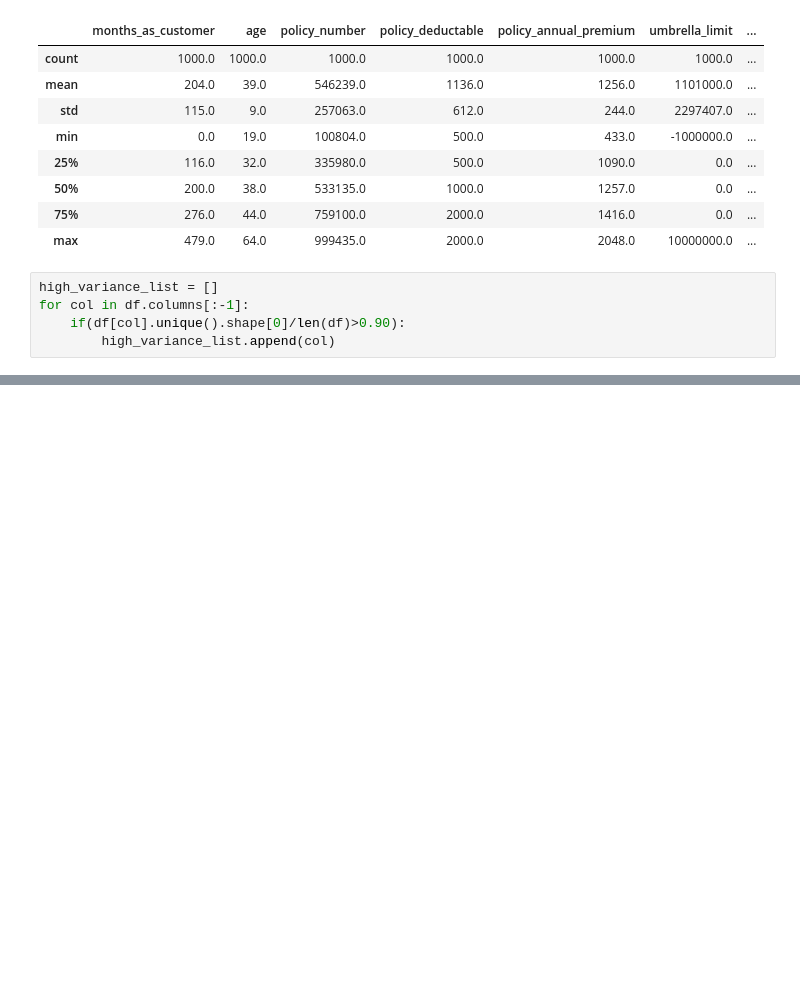
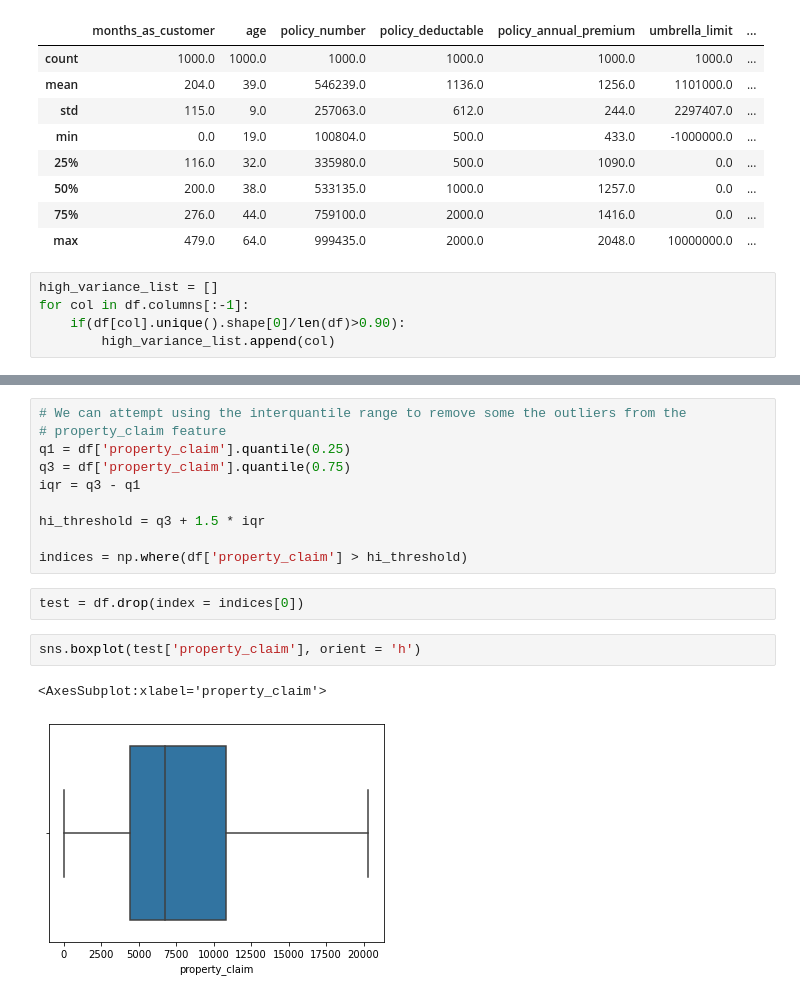
Before and after one commit to zobekenobe/DT-Evaluation-Project, a Jupyter notebook: Project 10.ipynb, the cells around one changed output, grey strips where cells are left out. Cells and saved outputs as stored; diff of their text form; blank space fills up the shorter version.

```diff
--- a/Project 10.ipynb
+++ b/Project 10.ipynb
@@ -106,0 +175,17 @@ for col in high_variance_list:
+# %%
+# We can attempt using the interquantile range to remove some the outliers from the
+# property_claim feature
+q1 = df['property_claim'].quantile(0.25)
+q3 = df['property_claim'].quantile(0.75)
+iqr = q3 - q1
+
+hi_threshold = q3 + 1.5 * iqr
+
+indices = np.where(df['property_claim'] > hi_threshold)
+# %%
+test = df.drop(index = indices[0])
+# %%
+sns.boxplot(test['property_claim'], orient = 'h')
+# %% [output]
+<AxesSubplot:xlabel='property_claim'>
+[figure, added]
```
Also changed, not shown: parts of 31 cells of this notebook.
